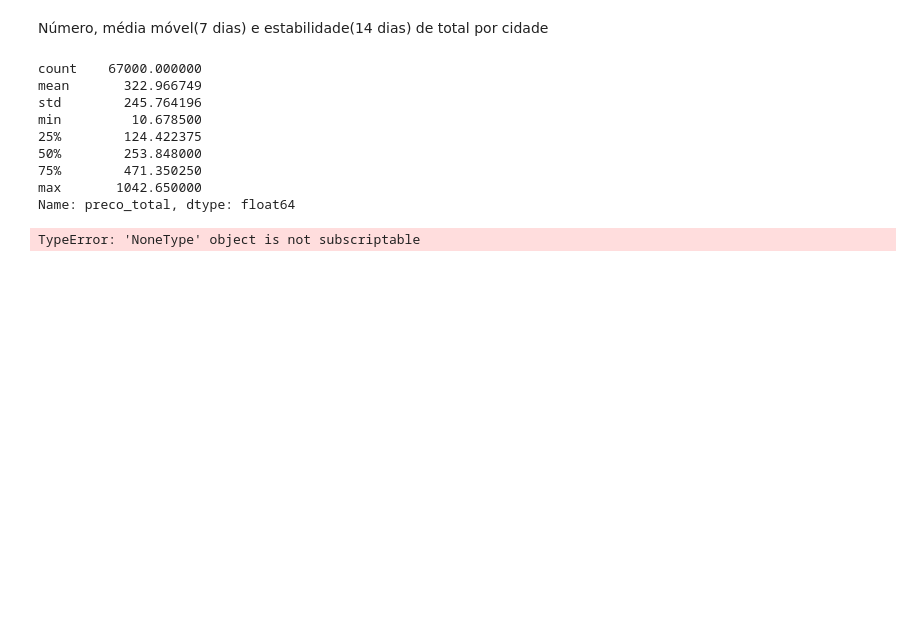
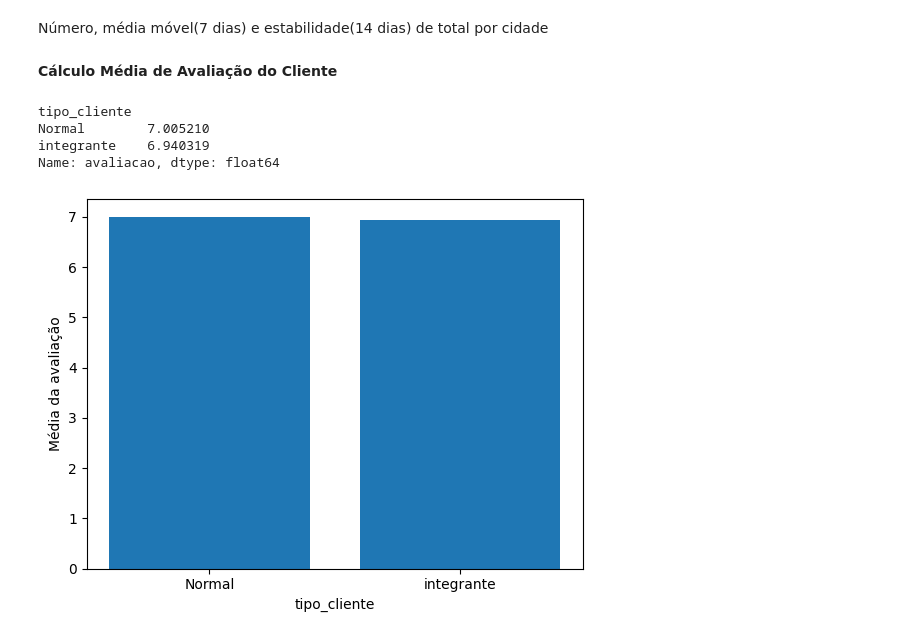
Before and after one commit to micaellimaj/Projeto, a Jupyter notebook: projeto.python/analisededados.ipynb, the cells around one changed output. Saved outputs shown, nothing was run; the diff lists cells and outputs as text; code cells hidden in the pictures; blank space fills up the shorter version.

```diff
--- a/projeto.python/analisededados.ipynb
+++ b/projeto.python/analisededados.ipynb
@@ -380,53 +387,5 @@ mercado.head()
 | 66339 | 374-17-3652 | B | Mandalay | integrante | Feminino | Alimentos e bebidas | ... |
 # %% [markdown]
 Número, média móvel(7 dias) e estabilidade(14 dias) de total por cidade
-# %%
-mercado.preco_total.describe().T
-# %% [output]
-count    67000.000000
-mean       322.966749
-std        245.764196
-min         10.678500
-25%        124.422375
-50%        253.848000
-75%        471.350250
-max       1042.650000
-Name: preco_total, dtype: float64
-# %%
-mercado = None
-mercado_is_empty = True
-
-def get_trend(rate: float) -> str:
-
-    if np.insnan(preco_total):
-        return np.NAN
-
-    if preco_total < 250.000000 :
-        status = 'Baixo'
-    elif preco_total > 250.000000 and preco_total < 350.000000:
-        status ='Medio'
-    else:
-        status = 'Alto'
-
-    return status
-
-for cidade in mercado['cidade'].drop_duplicates():
-
-    mercado_per_cidade = mercado.query(f'cidade == "{cidade}"').reset_index(drop=True)
-    mercado_per_cidade = mercado_per_cidade.sort_values(by=['data'])
-
-    mercado_per_cidade['total_1d'] = mercado_per_cidade['preco_total'].diff(periods=1)
-    mercado_per_cidade['total_avg_7d'] = np.ceil(mercado_per_cidade['total_1d'].rolling(window=7).mean())
-    mercado_per_cidade['total_avg_7d_14d'] = mercado_per_cidade['total_avg_7d']/mercado_per_cidade['total_avg_7d'].shift(periods=14)
-    mercado_per_cidade['total_trend'] = mercado_per_cidade['total_avg_7d_14d'].apply(get_trend)
-
-    if mercado_is_empty:
-        mercado_ = mercado_per_cidade
-        mercado_is_empty = False
-    else:
-        mercado_ = mercado_.append(mercado_per_cidade, ignore_index=True)
-
-    mercado = mercado_
-    mercado_ = None
-# %% [output]
-TypeError: 'NoneType' object is not subscriptable
+# %% [markdown]
+**Cálculo Média de Avaliação do Cliente**
@@ -432,0 +394,19 @@ TypeError: 'NoneType' object is not subscriptable
+# %%
+def media_avaliacao_por_cliente(mercado):
+    media_avaliacao_por_cliente = mercado.groupby('tipo_cliente')['avaliacao'].mean()
+    return media_avaliacao_por_cliente
+
+media_avaliacao_por_cliente = media_avaliacao_por_cliente(mercado)
+
+print(media_avaliacao_por_cliente)
+
+plt.bar(media_avaliacao_por_cliente.index, media_avaliacao_por_cliente.values)
+plt.xlabel('tipo_cliente')
+plt.ylabel('Média da avaliação')
+plt.show()
+# %% [output]
+tipo_cliente
+Normal        7.005210
+integrante    6.940319
+Name: avaliacao, dtype: float64
+[figure, added]
```
Also changed, not shown: parts of 19 cells of this notebook.
